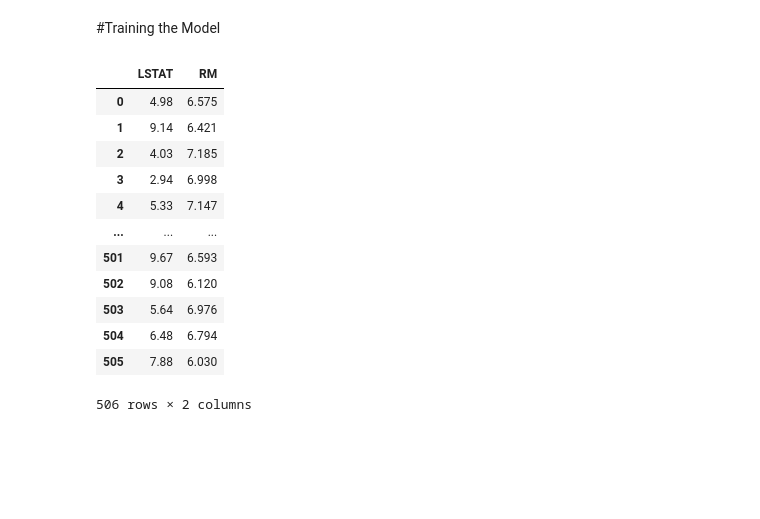
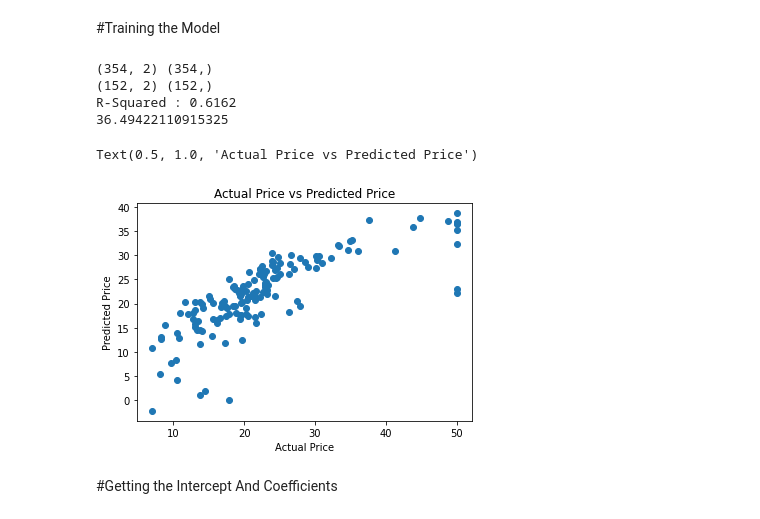
Before and after one commit to Konoko2004/Sales_Data_Analysis, a Jupyter notebook: Supervised_Learning_Linear_Regression.ipynb, the cells around one changed output. Cells and saved outputs as stored; diff of their text form; code cells hidden in the pictures; blank space fills up the shorter version.

```diff
--- a/Supervised_Learning_Linear_Regression.ipynb
+++ b/Supervised_Learning_Linear_Regression.ipynb
@@ -96,23 +96,56 @@ plt.show()
 [figure]
 # %% [markdown]
 #Training the Model
-# %%
-#To train the model, we need to first create 2 Dataframes, x and y. x will contain all the independent variables while y will contain the dependent variable.
-#Since we have 2 x variables "LSTAT" and "RM"
-
-x = pd.concat([df['LSTAT'],df['RM']],axis = 1)
-x
-# %% [output]
-|  | LSTAT | RM |
-| 0 | 4.98 | 6.575 |
-| 1 | 9.14 | 6.421 |
-| 2 | 4.03 | 7.185 |
-| 3 | 2.94 | 6.998 |
-| 4 | 5.33 | 7.147 |
-| ... | ... | ... |
-| 501 | 9.67 | 6.593 |
-| 502 | 9.08 | 6.120 |
-| 503 | 5.64 | 6.976 |
-| 504 | 6.48 | 6.794 |
-| 505 | 7.88 | 6.030 |
-506 rows × 2 columns
+# %%
+#To train the model, we need to first create 2 Dataframes, x and y. x will contain all the independent variables while y will contain the dependent variable.
+#Since we have 2 x variables "LSTAT" and "RM", we will concat them.
+#We will split the dataset into 70 percent for training and 30 percent for testing :
+
+x = pd.concat([df['LSTAT'],df['RM']],axis = 1)
+y = df['MEDV']
+
+from sklearn.model_selection import train_test_split
+x_train, x_test, y_train, y_test = train_test_split(x, y, test_size = .3, random_state=5)
+
+#lets print out the shape of the training sets :
+
+print(x_train.shape, y_train.shape)  #x_train has 2 columns because LSTAT and RM. y_train only has 1 column because our model only has 1 dependent variable.
+print(x_test.shape,y_test.shape)
+
+#now we have the testing data ready, we can proceed to begin the training.. We wiill use the LinearRegression class to train our model.
+
+from sklearn.linear_model import LinearRegression
+
+model = LinearRegression()
+model.fit(x_train,y_train)
+
+#once the model is trained, we will use the testing set to perform some predictions :
+
+price_pred = model.predict(x_test)
+
+#To learn how well our model performed, we refer to R-Squared. R-Squared lets us know how close the test data fits the regression line.
+#A value of 1.0 means a perfect fit. So we aim for a value of R-Squared that is close to 1.
+#We can look at the r-squared value by running model.score(x_test,y_test). Note that .score is a method in LinearRegression Class.
+
+print('R-Squared : %.4f' %model.score(x_test,y_test))
+
+#Lets plot a scatter plot showing the regression between actual price vs predicted price.
+
+from sklearn.metrics import mean_squared_error
+
+mse = mean_squared_error(y_test, price_pred)
+print(mse)
+
+plt.scatter(y_test,price_pred)
+plt.xlabel('Actual Price')
+plt.ylabel('Predicted Price')
+plt.title('Actual Price vs Predicted Price')
+# %% [output]
+(354, 2) (354,)
+(152, 2) (152,)
+R-Squared : 0.6162
+36.49422110915325
+Text(0.5, 1.0, 'Actual Price vs Predicted Price')
+[figure, added]
+# %% [markdown]
+#Getting the Intercept And Coefficients
```
Also changed, not shown: parts of 1 cell of this notebook.
